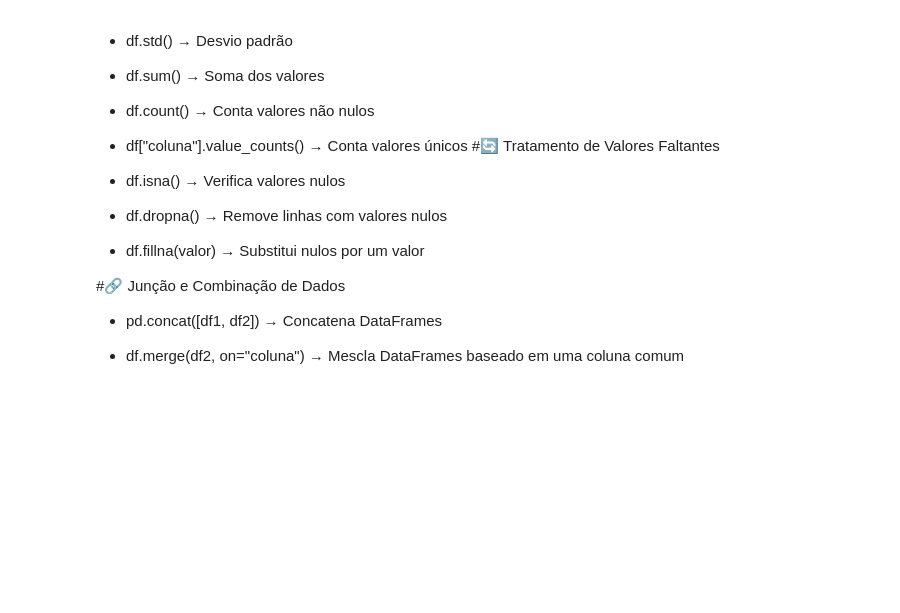
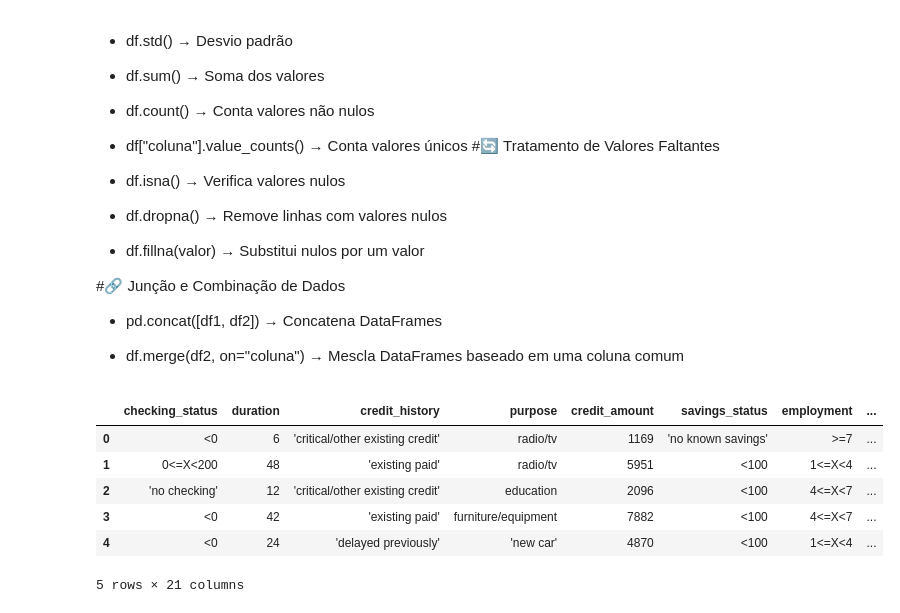
Before and after one commit to IagodFarias/Machine-Learning, a Jupyter notebook: Numpy_Estudo.ipynb, the cells around one changed output. Saved outputs shown, nothing was run; the diff lists cells and outputs as text; code cells hidden in the pictures; blank space fills up the shorter version.

```diff
--- a/Numpy_Estudo.ipynb
+++ b/Numpy_Estudo.ipynb
@@ -157,0 +160,10 @@ dtype: float64
+# %%
+df.head(5)
+# %% [output]
+|  | checking_status | duration | credit_history | purpose | credit_amount | savings_status | employment | ... |
+| 0 | <0 | 6 | 'critical/other existing credit' | radio/tv | 1169 | 'no known savings' | >=7 | ... |
+| 1 | 0<=X<200 | 48 | 'existing paid' | radio/tv | 5951 | <100 | 1<=X<4 | ... |
+| 2 | 'no checking' | 12 | 'critical/other existing credit' | education | 2096 | <100 | 4<=X<7 | ... |
+| 3 | <0 | 42 | 'existing paid' | furniture/equipment | 7882 | <100 | 4<=X<7 | ... |
+| 4 | <0 | 24 | 'delayed previously' | 'new car' | 4870 | <100 | 1<=X<4 | ... |
+5 rows × 21 columns
```
Also changed, not shown: parts of 4 cells of this notebook.
